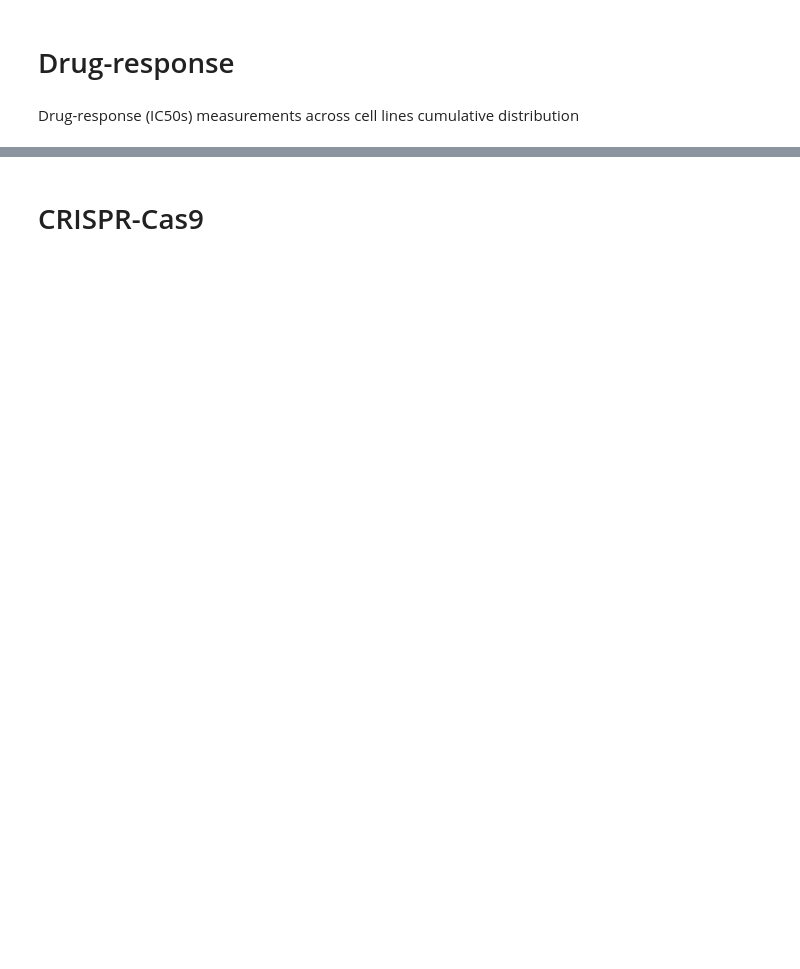
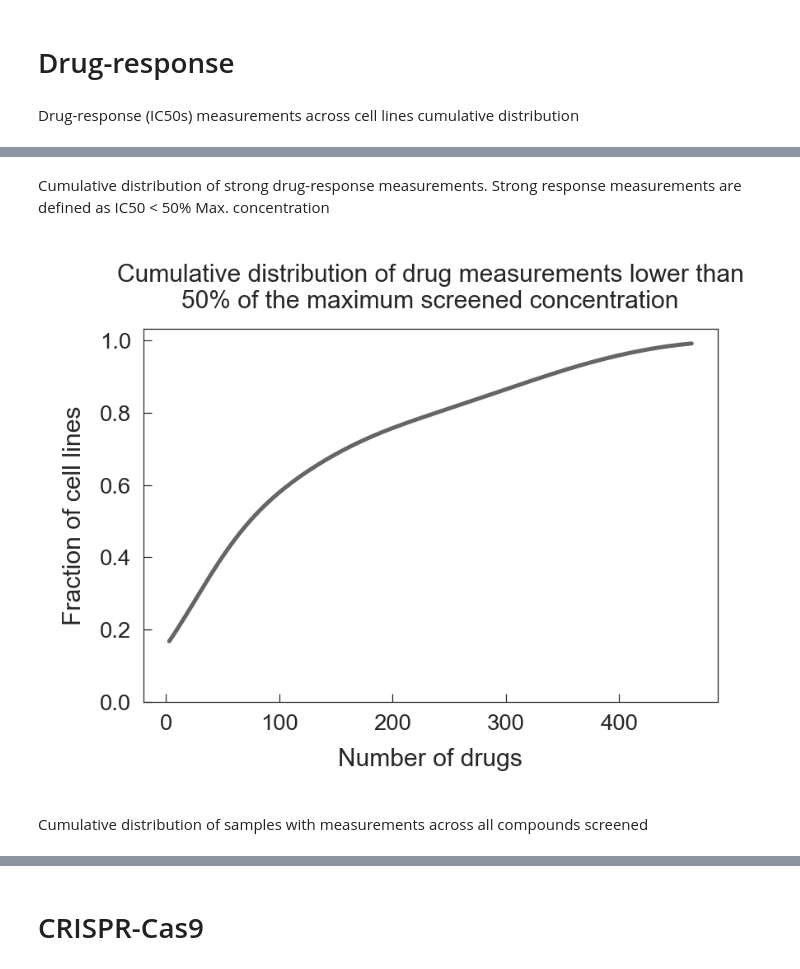
Before and after one commit to EmanuelGoncalves/dtrace, a Jupyter notebook: notebooks/1.PreliminaryAnalysis.ipynb, the cells around one changed output, grey strips where cells are left out. Saved outputs shown, nothing was run; the diff lists cells and outputs as text; code cells hidden in the pictures; blank space fills up the shorter version.

```diff
--- a/notebooks/1.PreliminaryAnalysis.ipynb
+++ b/notebooks/1.PreliminaryAnalysis.ipynb
@@ -65,0 +49,4 @@ num_resp.to_csv(f"{dpath}/drug_number_responses.csv", index=False)
+# %%
+num_resp_drug = assoc.drespo_obj.perform_number_responses(
+    resp_thres=0.5, subset=assoc.samples
+)
@@ -187,0 +77,21 @@ plt.savefig(
+# %% [markdown]
+Cumulative distribution of strong drug-response measurements. Strong response measurements are defined as IC50 < 50%
+Max. concentration
+# %%
+plt.figure(figsize=(3, 2), dpi=300)
+DrugPreliminary.histogram_strong_response(num_resp_drug)
+plt.xlabel("Number of drugs")
+plt.ylabel("Fraction of cell lines")
+plt.title(
+    "Cumulative distribution of drug measurements lower than\n50% of the maximum screened concentration"
+)
+plt.savefig(
+    f"{rpath}/preliminary_drug_response_histogram.pdf",
+    bbox_inches="tight",
+    transparent=True,
+)
+plt.show()
+# %% [output]
+[figure, added]
+# %% [markdown]
+Cumulative distribution of samples with measurements across all compounds screened
```
Also changed, not shown: parts of 64 cells of this notebook, 28 other files.
